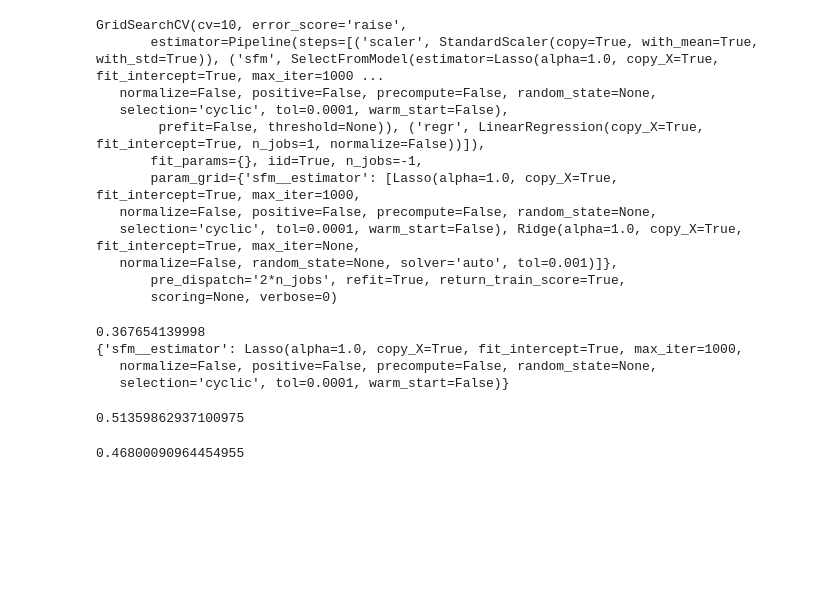
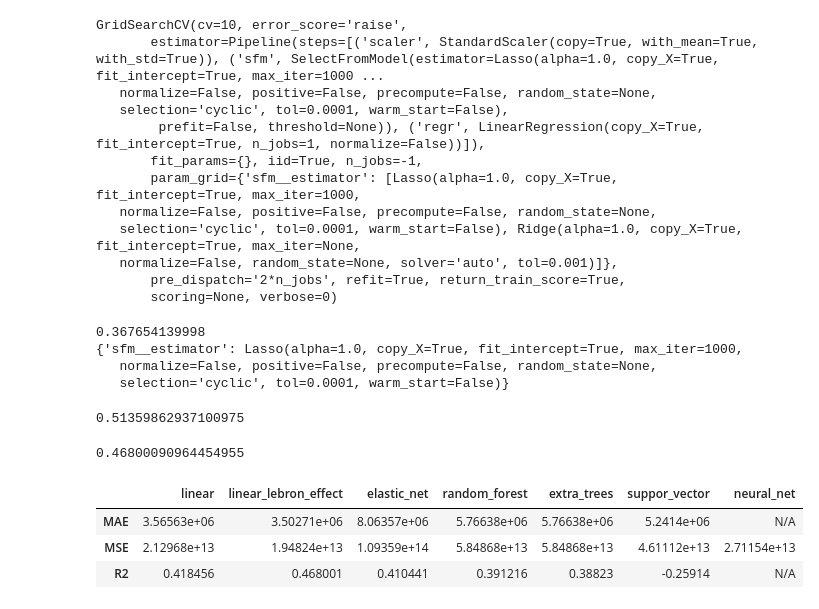
Before and after one commit to michaelkim9/nba_predictor_project_dsi, a Jupyter notebook: Part_4_predictive_model.ipynb, the cells around one changed output. Saved outputs shown, nothing was run; the diff lists cells and outputs as text; code cells hidden in the pictures; blank space fills up the shorter version.

Commit message:
result images

```diff
--- a/Part_4_predictive_model.ipynb
+++ b/Part_4_predictive_model.ipynb
@@ -1187,3 +1187,40 @@ lr_gs_2.score(X_train,y_train)
 lr_gs_2.score(X_test,y_test)
 # %% [output]
 0.46800090964454955
+# %%
+lebron_predicted = lr_gs_2.predict(X_test)
+# %%
+results_dict_2 = {
+    'MAE':[mean_absolute_error(linear_test_preds, y_test),
+           mean_absolute_error(lebron_predicted, y_test),
+           mean_absolute_error(en_test_preds, y_test),
+           mean_absolute_error(rf_test_preds, y_test),
+           mean_absolute_error(et_test_preds, y_test),
+           mean_absolute_error(svr_test_preds, y_test),
+           'N/A'],
+    'MSE':[mean_squared_error(linear_test_preds, y_test),
+           mean_squared_error(lebron_predicted, y_test),
+           mean_squared_error(en_test_preds, y_test),
+           mean_squared_error(rf_test_preds, y_test),
+           mean_squared_error(et_test_preds, y_test),
+           mean_squared_error(svr_test_preds, y_test),
+           results.std()],
+    'R2':[lr_gs.score(X_test,y_test),
+          lr_gs_2.score(X_test,y_test),
+          en_gs.score(X_test,y_test),
+          rf_gs.score(X_test,y_test),
+          et_gs.score(X_test,y_test),
+          svr_gs.score(X_test,y_test),
+          'N/A']
+}
+
+columns_2 = ['linear','linear_lebron_effect','elastic_net','random_forest','extra_trees','suppor_vector','neural_net']
+# %%
+results_df_2 = pd.DataFrame(results_dict_2).T
+results_df_2.columns = columns_2
+results_df_2
+# %% [output]
+|  | linear | linear_lebron_effect | elastic_net | random_forest | extra_trees | suppor_vector | neural_net |
+| MAE | 3.56563e+06 | 3.50271e+06 | 8.06357e+06 | 5.76638e+06 | 5.76638e+06 | 5.2414e+06 | N/A |
+| MSE | 2.12968e+13 | 1.94824e+13 | 1.09359e+14 | 5.84868e+13 | 5.84868e+13 | 4.61112e+13 | 2.71154e+13 |
+| R2 | 0.418456 | 0.468001 | 0.410441 | 0.391216 | 0.38823 | -0.25914 | N/A |
```
Also changed, not shown: 6 other files.
